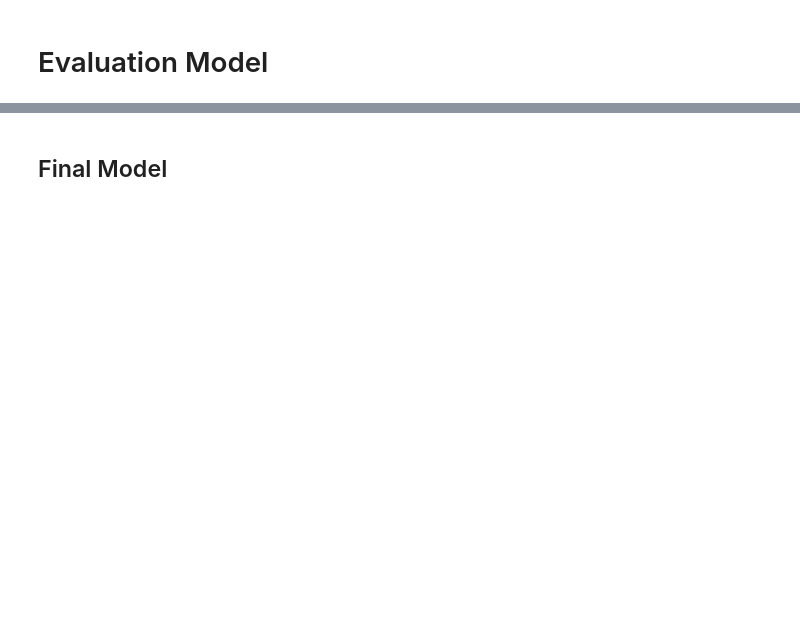
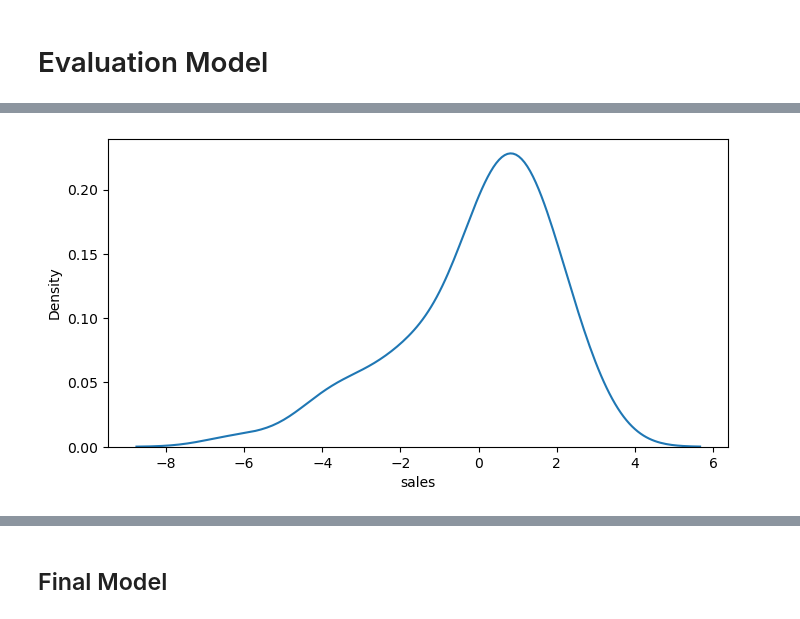
Before and after one commit to fatihhyavuz/Machine-Learning, a Jupyter notebook: ML_MultiLinear_Regression - Inclass- 04.11.2024.ipynb, the cells around one changed output, grey strips where cells are left out. Cells and saved outputs as stored; diff of their text form; code cells hidden in the pictures; blank space fills up the shorter version.

```diff
--- a/ML_MultiLinear_Regression - Inclass- 04.11.2024.ipynb
+++ b/ML_MultiLinear_Regression - Inclass- 04.11.2024.ipynb
@@ -232,0 +542,4 @@ from sklearn.model_selection import train_test_split
+# %%
+sns.kdeplot(residuals);
+# %% [output]
+[figure, added]
```
Also changed, not shown: parts of 85 cells of this notebook.
